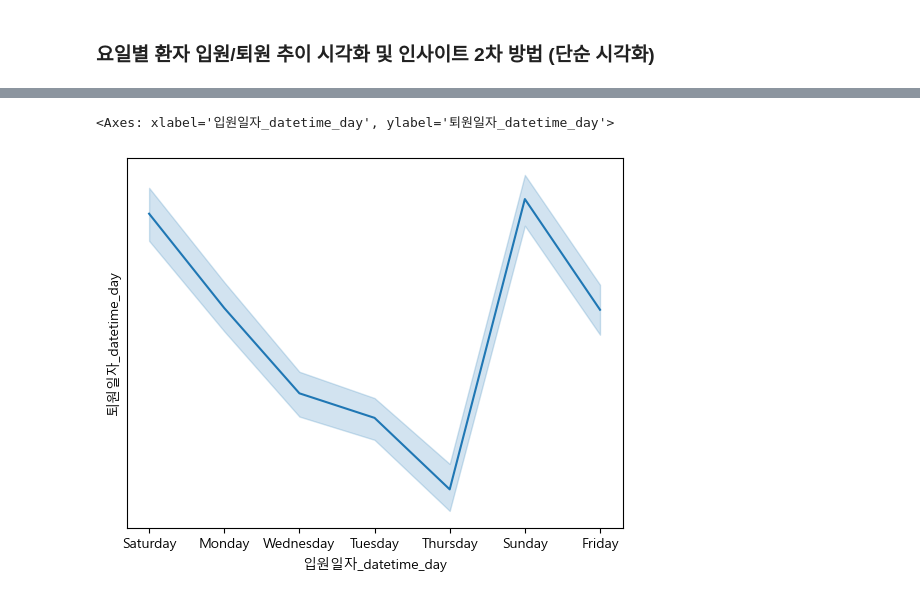
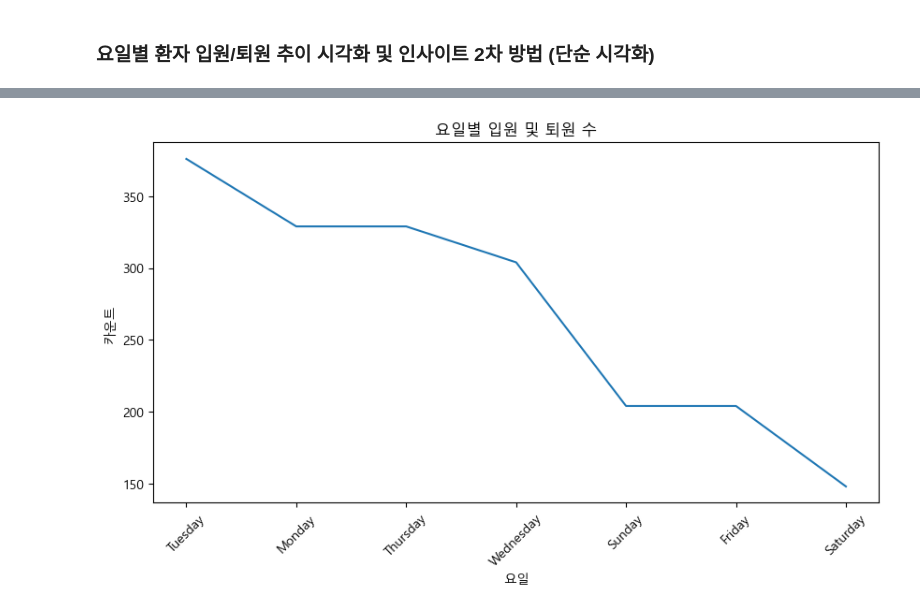
Before and after one commit to araya1203/study_data_analytics, a Jupyter notebook: codes/pandass/ResurrenceOfSurgery_TimeSeries_quest.ipynb, the cells around one changed output, grey strips where cells are left out. Drawn from its saved outputs; the diff is of its cells as text; code cells hidden in the pictures.

```diff
--- a/codes/pandass/ResurrenceOfSurgery_TimeSeries_quest.ipynb
+++ b/codes/pandass/ResurrenceOfSurgery_TimeSeries_quest.ipynb
@@ -125,5 +152,14 @@ pd.pivot_table(data=df_ROS, index='입원일자_datetime_day', values='퇴원일
+# %%
+# 요일별 입원 및 퇴원 카운트 계산
+day_counts = df_ROS['입원일자_datetime_day'].value_counts().sort_index()
 # %%
-sns.lineplot(data=df_ROS, x='입원일자_datetime_day', y='퇴원일자_datetime_day', estimator='sum')
+# 선 그래프 그리기
+plt.figure(figsize=(10, 5))
+sns.lineplot(x=day_counts.index, y=day_counts.values)
+plt.xlabel('요일')
+plt.ylabel('카운트')
+plt.title('요일별 입원 및 퇴원 수')
+plt.xticks(rotation=45)
+plt.show()
 # %% [output]
-<Axes: xlabel='입원일자_datetime_day', ylabel='퇴원일자_datetime_day'>
-[figure, old version]
+[figure, new version]
```
Also changed, not shown: parts of 12 cells of this notebook.
